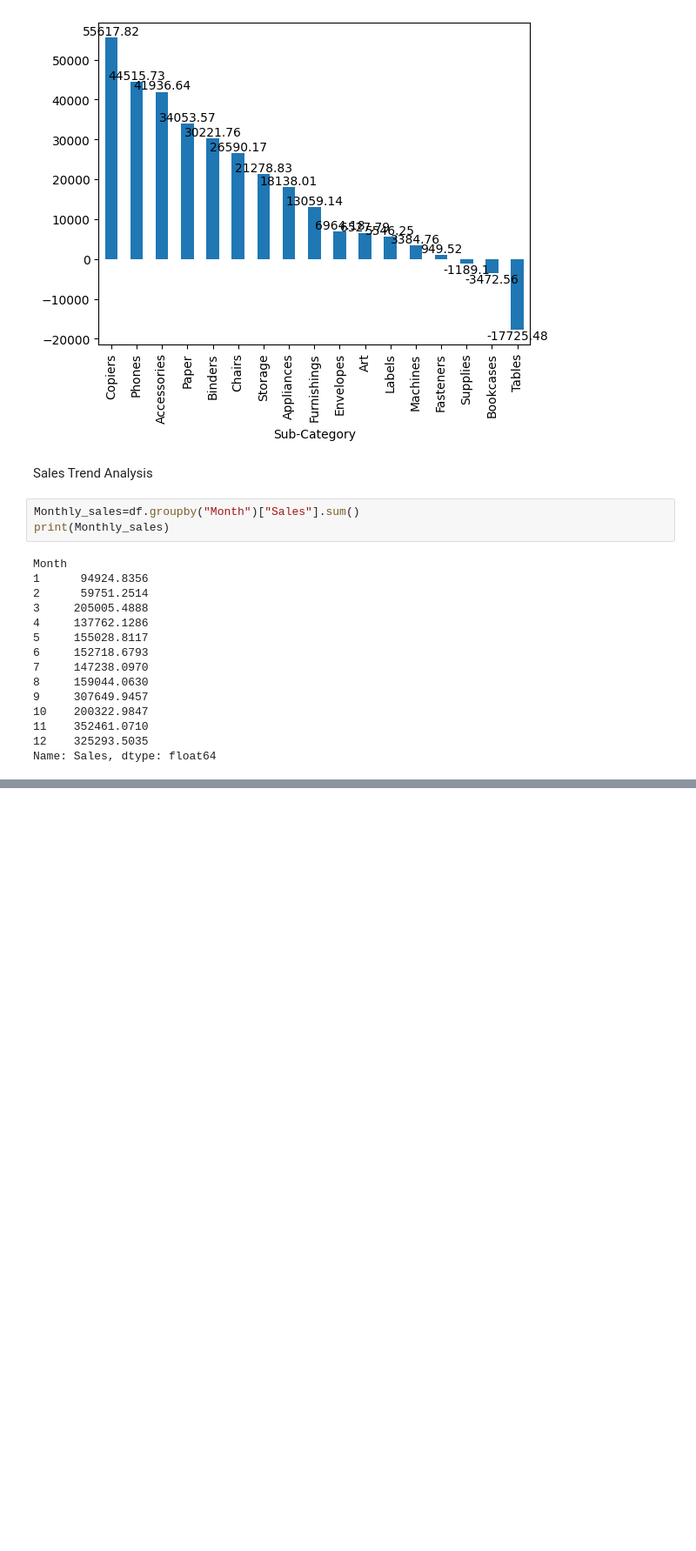
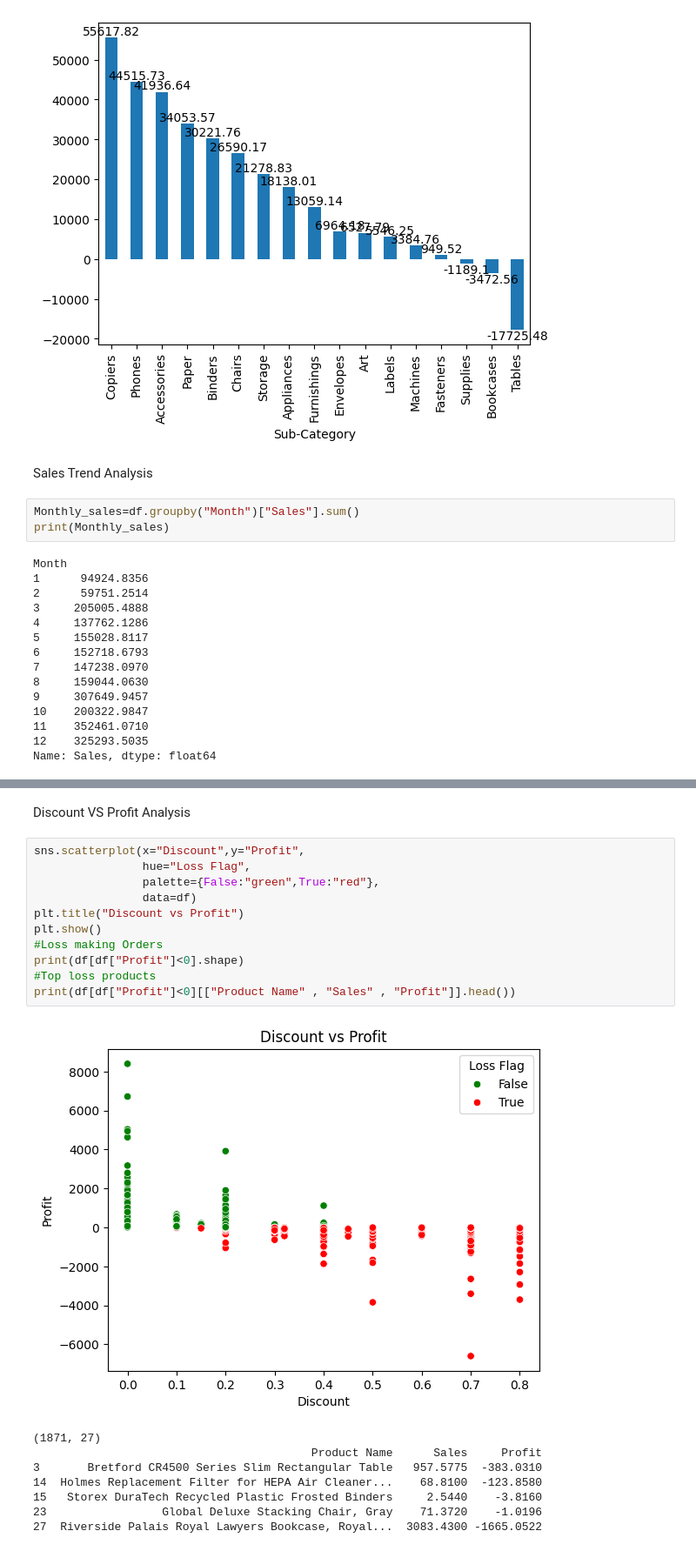
Before and after one commit to MakSi27/DA-Retail-Profit-Leakage-Analysis, a Jupyter notebook: Shiksha/python/eda/retail_profit_eda.ipynb, the cells around one changed output, grey strips where cells are left out. Shown at 87% size. Saved outputs shown, nothing was run; the diff lists cells and outputs as text; blank space fills up the shorter version.

Commit message:
data analysis

```diff
--- a/Shiksha/python/eda/retail_profit_eda.ipynb
+++ b/Shiksha/python/eda/retail_profit_eda.ipynb
@@ -134,0 +166,22 @@ Name: Sales, dtype: float64
+# %% [markdown]
+Discount VS Profit Analysis
+# %%
+sns.scatterplot(x="Discount",y="Profit",
+                hue="Loss Flag",
+                palette={False:"green",True:"red"},
+                data=df)
+plt.title("Discount vs Profit")
+plt.show()
+#Loss making Orders
+print(df[df["Profit"]<0].shape)
+#Top loss products
+print(df[df["Profit"]<0][["Product Name" , "Sales" , "Profit"]].head())
+# %% [output]
+[figure, added]
+(1871, 27)
+                                         Product Name      Sales     Profit
+3       Bretford CR4500 Series Slim Rectangular Table   957.5775  -383.0310
+14  Holmes Replacement Filter for HEPA Air Cleaner...    68.8100  -123.8580
+15   Storex DuraTech Recycled Plastic Frosted Binders     2.5440    -3.8160
+23                 Global Deluxe Stacking Chair, Gray    71.3720    -1.0196
+27  Riverside Palais Royal Lawyers Bookcase, Royal...  3083.4300 -1665.0522
```
Also changed, not shown: parts of 8 cells of this notebook, 4 other files.
